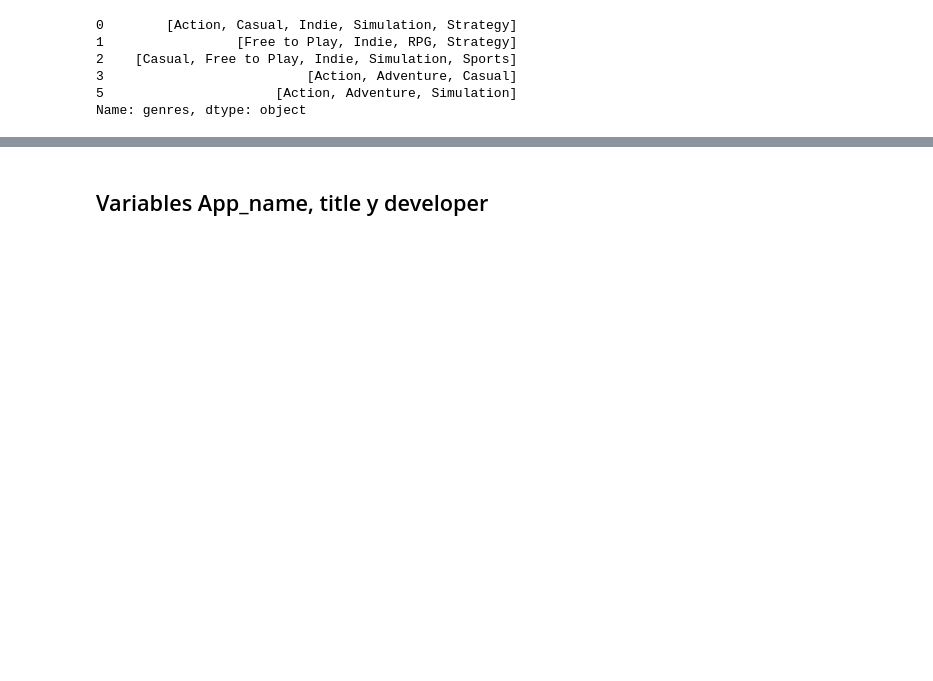
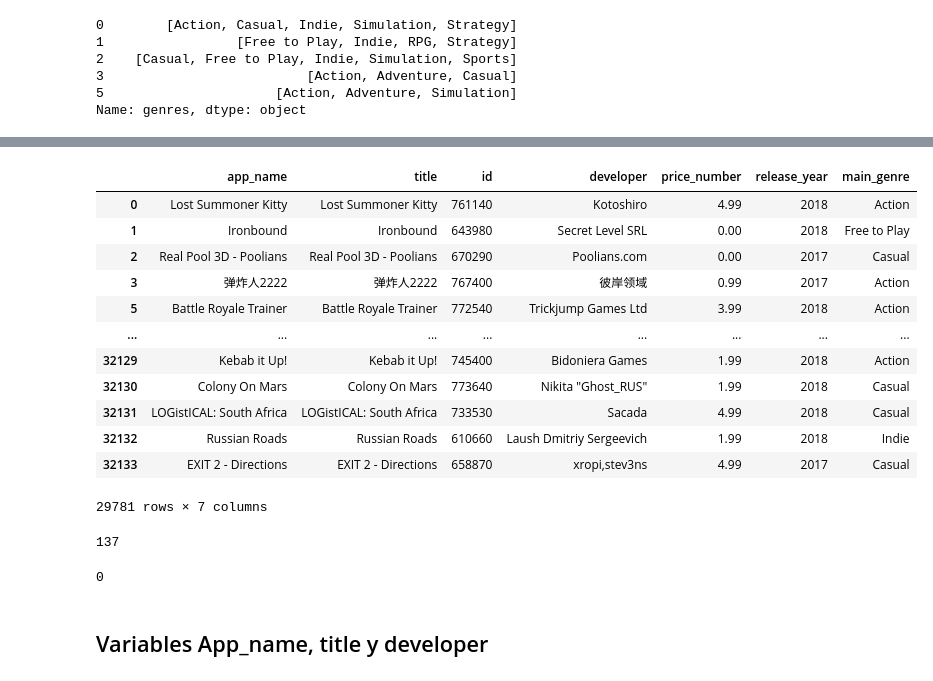
Before and after one commit to ASGuzman/PI_MLOps_Steam, a Jupyter notebook: 01_ETL_Output.ipynb, the cells around one changed output, grey strips where cells are left out. Drawn from its saved outputs; the diff is of its cells as text; code cells hidden in the pictures; blank space fills up the shorter version.

```diff
--- a/01_ETL_Output.ipynb
+++ b/01_ETL_Output.ipynb
@@ -274,4 +329,0 @@ Como podemos observar la variable contiene una lista de generos en cada registro
-# %%
-df_output = df_output.explode("genres")
-df_output = df_output.dropna(subset=["genres"])
-df_output
@@ -292,3 +330,31 @@ df_output
+# %%
+df_output["main_genre"] = df_output["genres"].apply(lambda x: x[0] if isinstance(x, list) and x else None)
+df_unique_genre = df_output.drop_duplicates(["app_name", "title", "id", "developer", "price_number", "release_year"])
+df_unique_genre = df_unique_genre.drop("genres", axis=1)
+df_unique_genre
+# %% [output]
+|  | app_name | title | id | developer | price_number | release_year | main_genre |
+| 0 | Lost Summoner Kitty | Lost Summoner Kitty | 761140 | Kotoshiro | 4.99 | 2018 | Action |
+| 1 | Ironbound | Ironbound | 643980 | Secret Level SRL | 0.00 | 2018 | Free to Play |
+| 2 | Real Pool 3D - Poolians | Real Pool 3D - Poolians | 670290 | Poolians.com | 0.00 | 2017 | Casual |
+| 3 | 弹炸人2222 | 弹炸人2222 | 767400 | 彼岸领域 | 0.99 | 2017 | Action |
+| 5 | Battle Royale Trainer | Battle Royale Trainer | 772540 | Trickjump Games Ltd | 3.99 | 2018 | Action |
+| ... | ... | ... | ... | ... | ... | ... | ... |
+| 32129 | Kebab it Up! | Kebab it Up! | 745400 | Bidoniera Games | 1.99 | 2018 | Action |
+| 32130 | Colony On Mars | Colony On Mars | 773640 | Nikita "Ghost_RUS" | 1.99 | 2018 | Casual |
+| 32131 | LOGistICAL: South Africa | LOGistICAL: South Africa | 733530 | Sacada | 4.99 | 2018 | Casual |
+| 32132 | Russian Roads | Russian Roads | 610660 | Laush Dmitriy Sergeevich | 1.99 | 2018 | Indie |
+| 32133 | EXIT 2 - Directions | EXIT 2 - Directions | 658870 | xropi,stev3ns | 4.99 | 2017 | Casual |
+29781 rows × 7 columns
+# %%
+df_unique_genre["main_genre"].isnull().sum()
+# %% [output]
+137
+# %%
+df_unique_genre["main_genre"] = df_unique_genre["main_genre"].fillna("Sin Dato")
+df_unique_genre["main_genre"].isnull().sum()
+# %% [output]
+0
 # %% [markdown]
 ## Variables App_name, title y developer
 # %%
```
Also changed, not shown: parts of 37 cells of this notebook.
